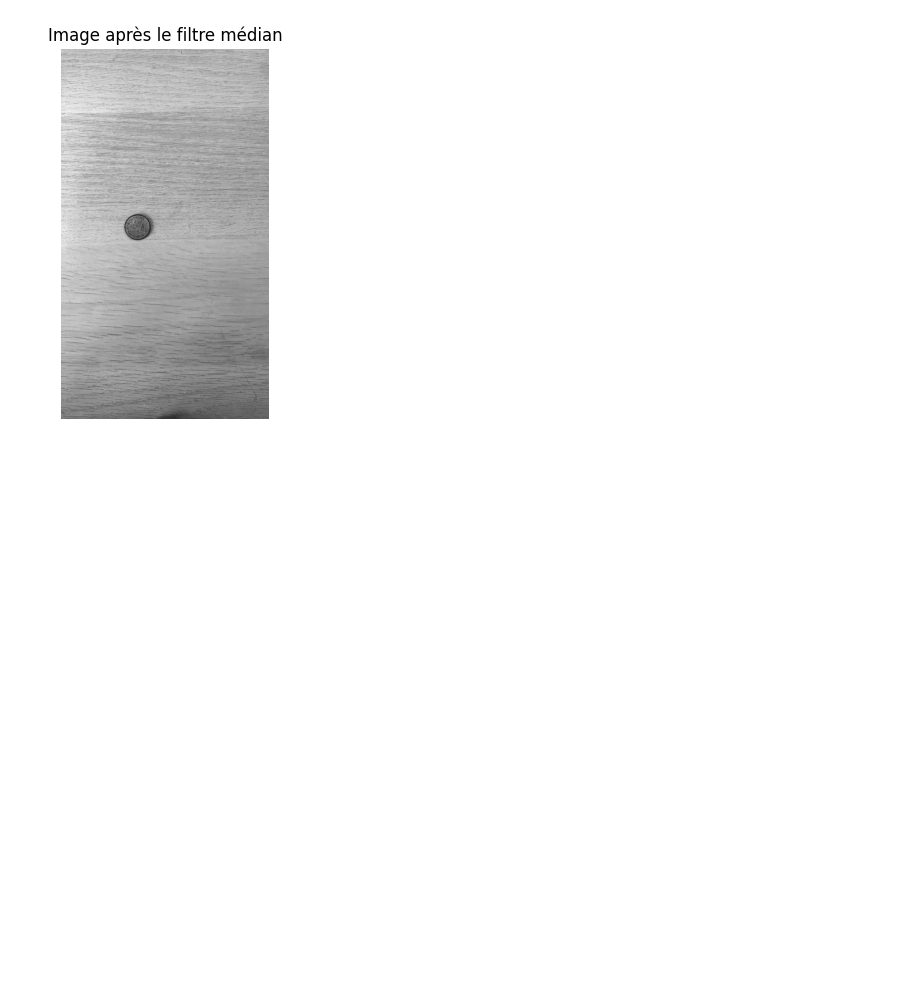
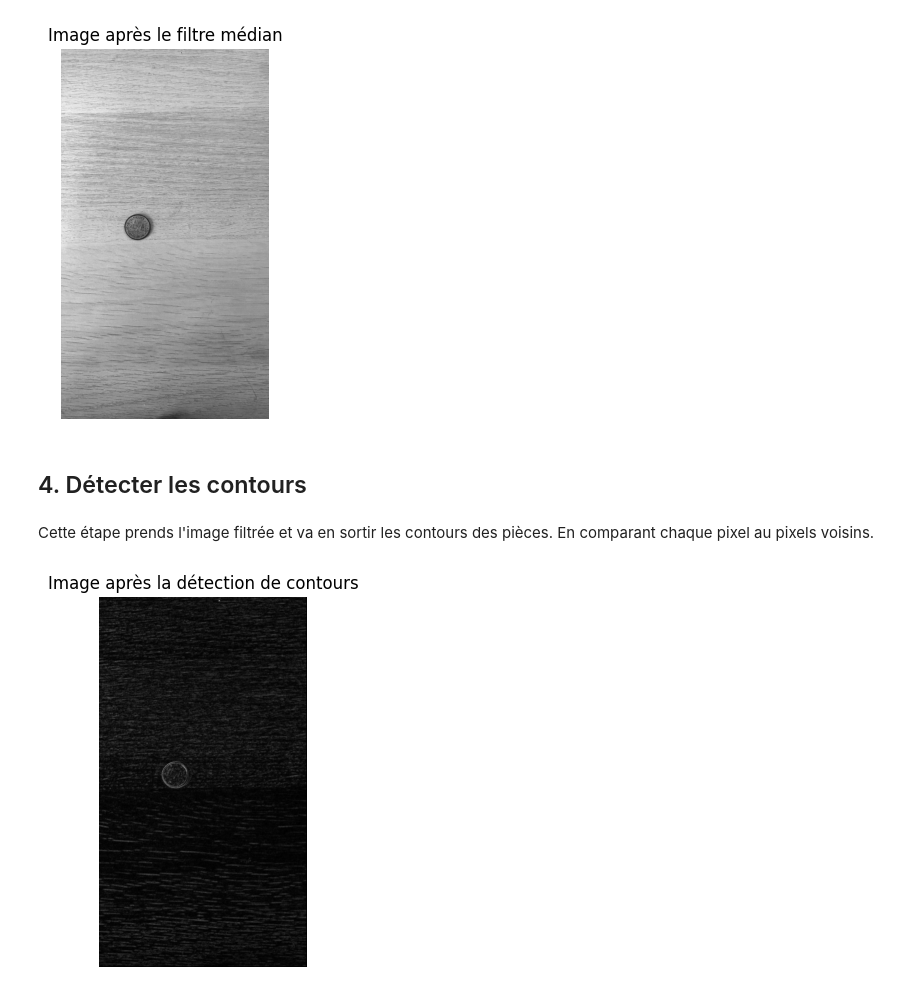
Before and after one commit to GraindeRiz/signaux_monnaie, a Jupyter notebook: main.ipynb, the cells around one changed output. Drawn from its saved outputs; the diff is of its cells as text; code cells hidden in the pictures; blank space fills up the shorter version.

Commit message:
Detection des contours (pas sur que ça fonctionne bien, a voir si il faudrait pas faire un masque de couleur ?)

```diff
--- a/main.ipynb
+++ b/main.ipynb
@@ -45,3 +45,17 @@ plt.title("Image après le filtre médian")
 plt.axis("off");
 # %% [output]
 [figure]
+# %% [markdown]
+## 4. Détecter les contours
+# %% [markdown]
+Cette étape prends l'image filtrée et va en sortir les contours des pièces. En comparant chaque pixel au pixels voisins.
+# %%
+from modules.detection_contours import detecter_contours
+
+image_decoupee = detecter_contours(image_filtree)
+
+plt.imshow(image_decoupee, cmap="gray")
+plt.title("Image après la détection de contours")
+plt.axis("off");
+# %% [output]
+[figure, added]
```
Also changed, not shown: 1 other file.
